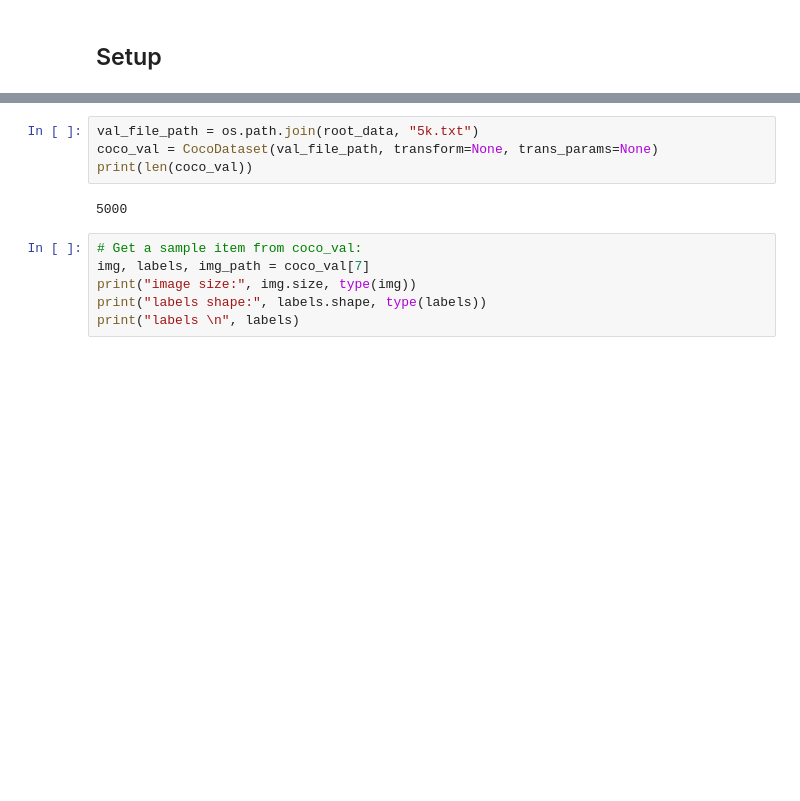
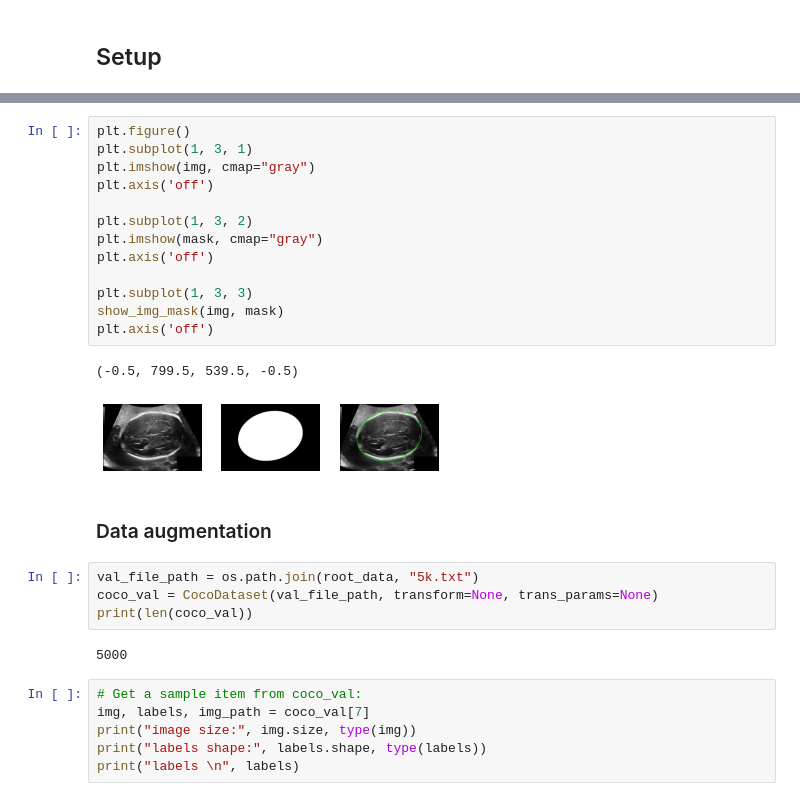
Before and after one commit to rahiakela/pytorch-computer-vision-cookbook, a Jupyter notebook: 6-single-object-segmentation/1_single_object_segmentation.ipynb, the cells around one changed output, grey strips where cells are left out. Saved outputs shown, nothing was run; the diff lists cells and outputs as text; blank space fills up the shorter version.

```diff
--- a/6-single-object-segmentation/1_single_object_segmentation.ipynb
+++ b/6-single-object-segmentation/1_single_object_segmentation.ipynb
@@ -125,3 +165,21 @@ Let's display a sample image from the coco_train and coco_val datasets.
+# %%
+plt.figure()
+plt.subplot(1, 3, 1)
+plt.imshow(img, cmap="gray")
+plt.axis('off')
+
+plt.subplot(1, 3, 2)
+plt.imshow(mask, cmap="gray")
+plt.axis('off')
+
+plt.subplot(1, 3, 3)
+show_img_mask(img, mask)
+plt.axis('off')
+# %% [output]
+(-0.5, 799.5, 539.5, -0.5)
+[figure, added]
+# %% [markdown]
+### Data augmentation
 # %%
 val_file_path = os.path.join(root_data, "5k.txt")
 coco_val = CocoDataset(val_file_path, transform=None, trans_params=None)
```
Also changed, not shown: parts of 27 cells of this notebook.
